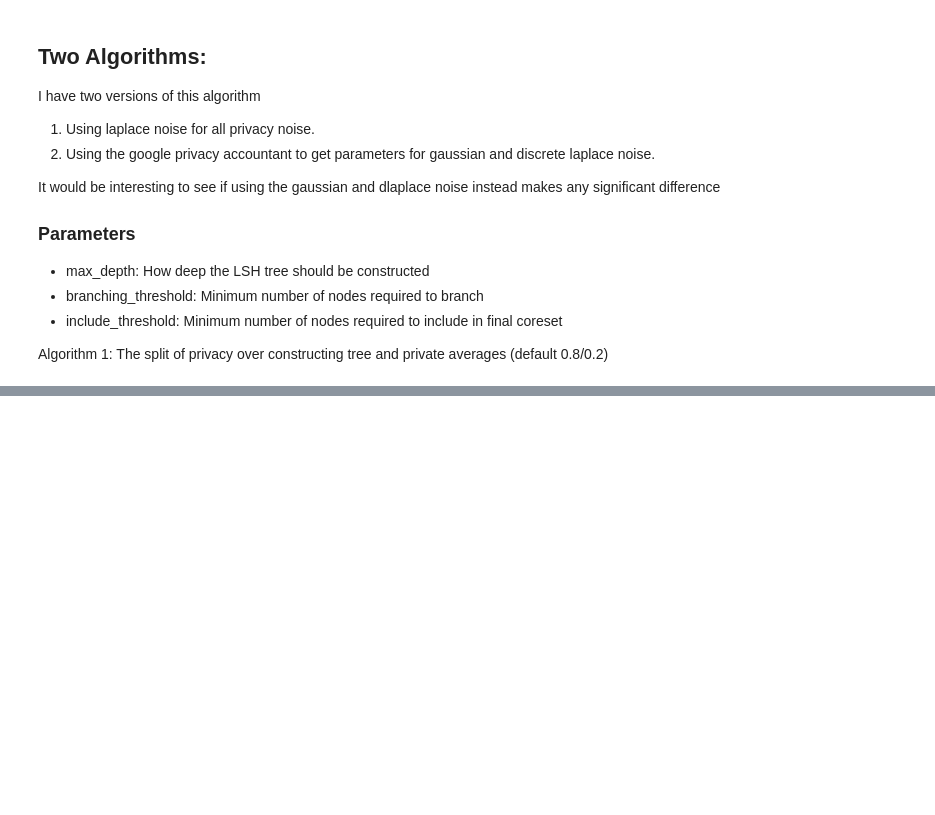
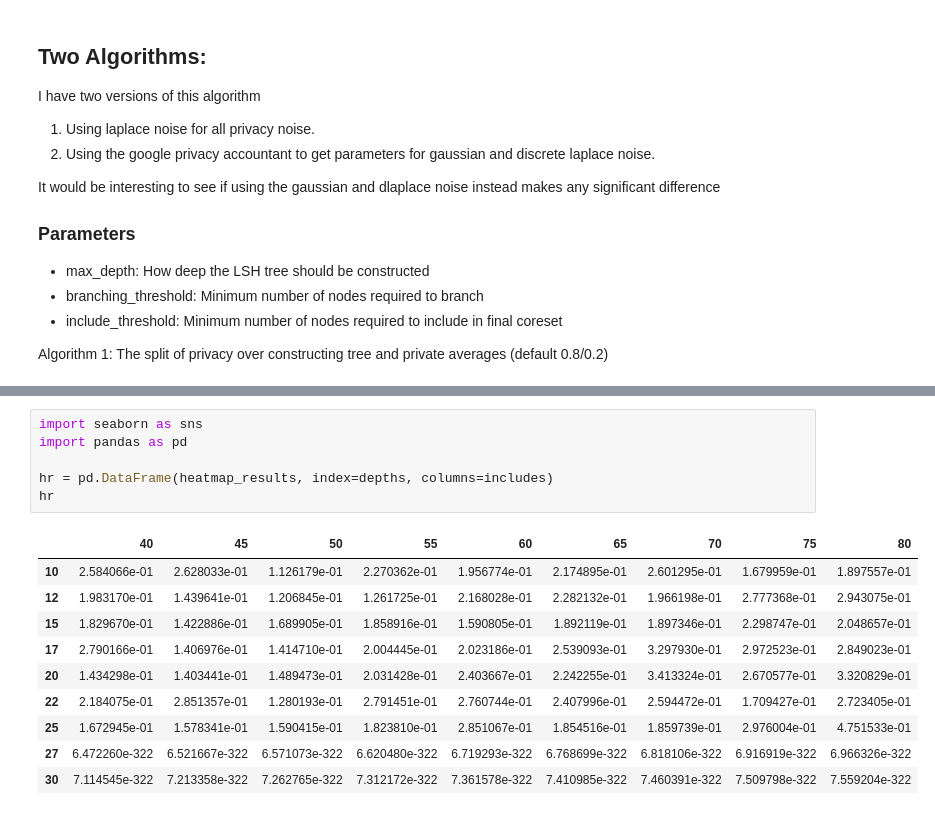
Before and after one commit to amy-ln/dpclustering, a Jupyter notebook: lsh-experiment.ipynb, the cells around one changed output, grey strips where cells are left out. Drawn from its saved outputs; the diff is of its cells as text; blank space fills up the shorter version.

```diff
--- a/lsh-experiment.ipynb
+++ b/lsh-experiment.ipynb
@@ -80,0 +194,17 @@ max depth = 40 avg loss = 0.17137361446070992
+# %%
+import seaborn as sns
+import pandas as pd
+
+hr = pd.DataFrame(heatmap_results, index=depths, columns=includes)
+hr
+# %% [output]
+|  | 40 | 45 | 50 | 55 | 60 | 65 | 70 | 75 | 80 |
+| 10 | 2.584066e-01 | 2.628033e-01 | 1.126179e-01 | 2.270362e-01 | 1.956774e-01 | 2.174895e-01 | 2.601295e-01 | 1.679959e-01 | 1.897557e-01 |
+| 12 | 1.983170e-01 | 1.439641e-01 | 1.206845e-01 | 1.261725e-01 | 2.168028e-01 | 2.282132e-01 | 1.966198e-01 | 2.777368e-01 | 2.943075e-01 |
+| 15 | 1.829670e-01 | 1.422886e-01 | 1.689905e-01 | 1.858916e-01 | 1.590805e-01 | 1.892119e-01 | 1.897346e-01 | 2.298747e-01 | 2.048657e-01 |
+| 17 | 2.790166e-01 | 1.406976e-01 | 1.414710e-01 | 2.004445e-01 | 2.023186e-01 | 2.539093e-01 | 3.297930e-01 | 2.972523e-01 | 2.849023e-01 |
+| 20 | 1.434298e-01 | 1.403441e-01 | 1.489473e-01 | 2.031428e-01 | 2.403667e-01 | 2.242255e-01 | 3.413324e-01 | 2.670577e-01 | 3.320829e-01 |
+| 22 | 2.184075e-01 | 2.851357e-01 | 1.280193e-01 | 2.791451e-01 | 2.760744e-01 | 2.407996e-01 | 2.594472e-01 | 1.709427e-01 | 2.723405e-01 |
+| 25 | 1.672945e-01 | 1.578341e-01 | 1.590415e-01 | 1.823810e-01 | 2.851067e-01 | 1.854516e-01 | 1.859739e-01 | 2.976004e-01 | 4.751533e-01 |
+| 27 | 6.472260e-322 | 6.521667e-322 | 6.571073e-322 | 6.620480e-322 | 6.719293e-322 | 6.768699e-322 | 6.818106e-322 | 6.916919e-322 | 6.966326e-322 |
+| 30 | 7.114545e-322 | 7.213358e-322 | 7.262765e-322 | 7.312172e-322 | 7.361578e-322 | 7.410985e-322 | 7.460391e-322 | 7.509798e-322 | 7.559204e-322 |
```
Also changed, not shown: parts of 10 cells of this notebook, 1 other file.
